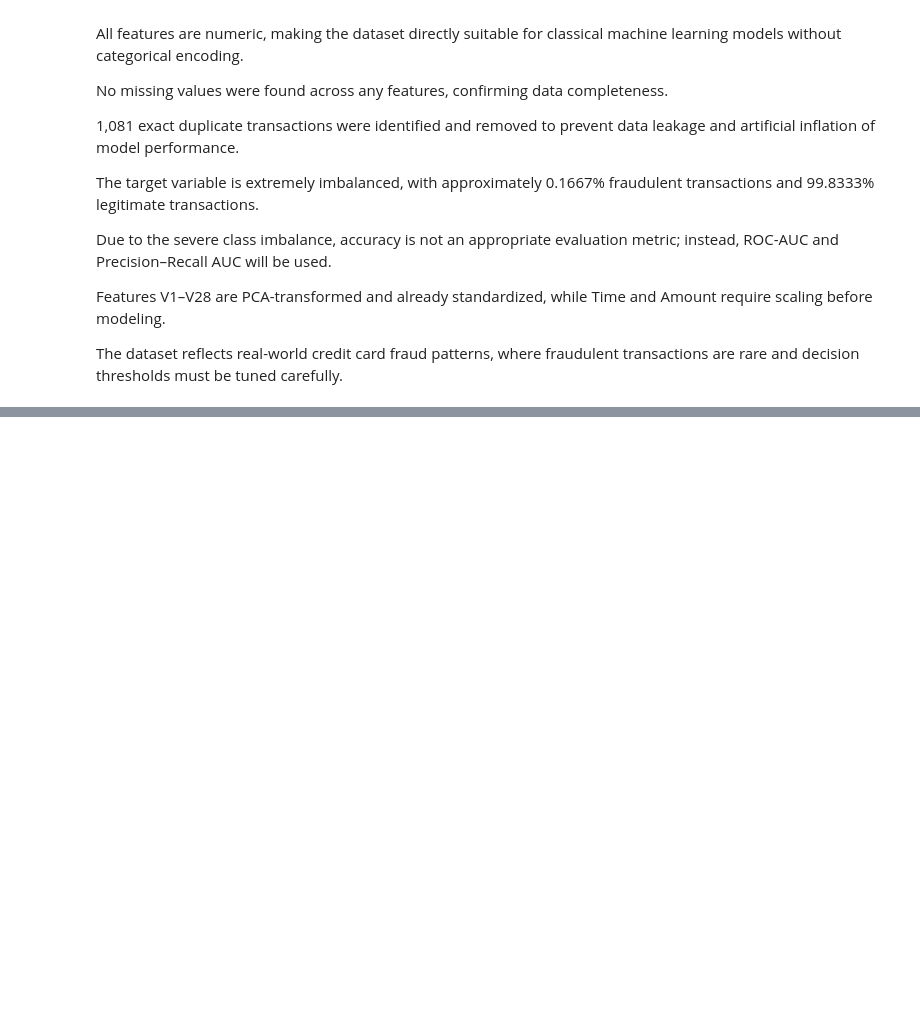
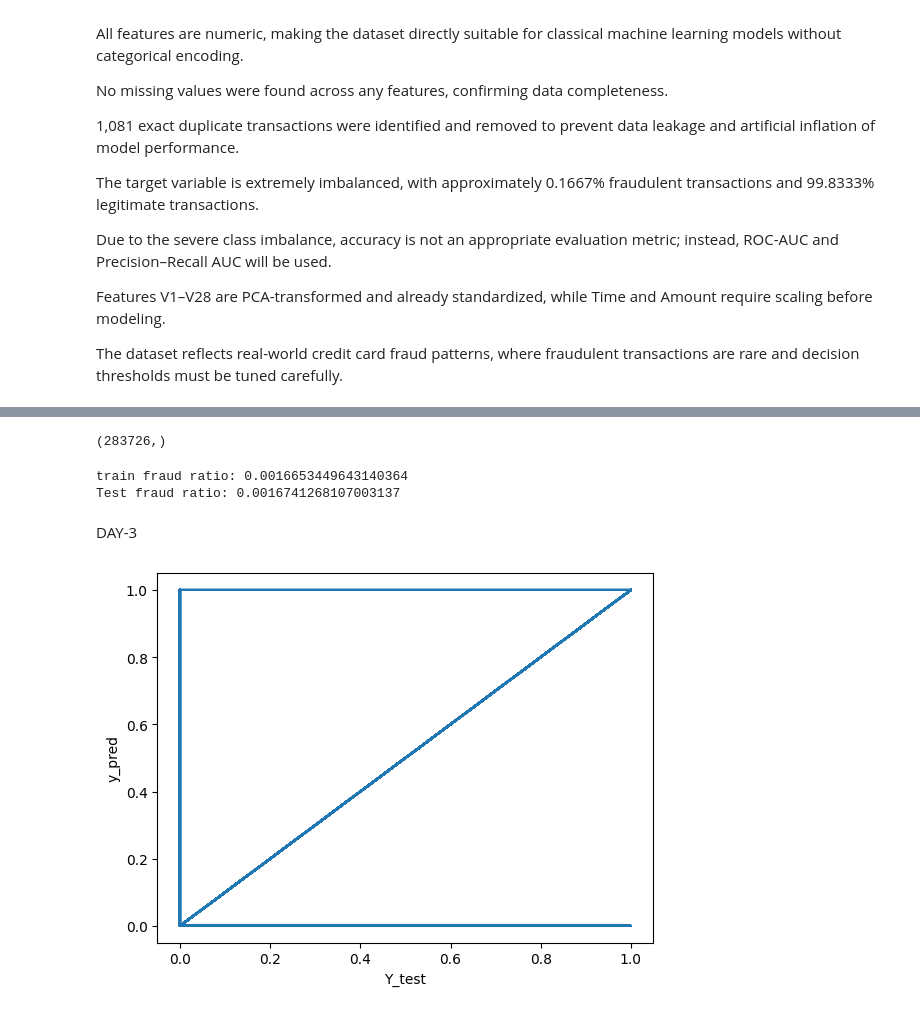
Before and after one commit to Tharunkumar0205/credit-card-fraud-detection, a Jupyter notebook: eda_credit_card_fraud.ipynb, the cells around one changed output, grey strips where cells are left out. Drawn from its saved outputs; the diff is of its cells as text; code cells hidden in the pictures; blank space fills up the shorter version.

```diff
--- a/eda_credit_card_fraud.ipynb
+++ b/eda_credit_card_fraud.ipynb
@@ -300,0 +151,7 @@ nothing added to commit but untracked files present (use "git add" to track)
+# %%
+X = df.drop("Class",axis=1)
+Y = df["Class"]
+# %%
+from sklearn.preprocessing import StandardScaler
+scaler =StandardScaler()
+X["Amount"] = scaler.fit_transform(X[["Amount"]])
@@ -300,0 +173,48 @@ nothing added to commit but untracked files present (use "git add" to track)
+# %%
+X["Amount"].shape
+# %% [output]
+(283726,)
+# %%
+from sklearn.model_selection import train_test_split
+
+X_train, X_test, Y_train, Y_test = train_test_split(
+    X, Y,
+    test_size=0.2,
+    stratify=Y,
+    random_state=42
+)
+# %%
+print("train fraud ratio:",Y_train.mean())
+print("Test fraud ratio:", Y_test.mean())
+# %% [output]
+train fraud ratio: 0.0016653449643140364
+Test fraud ratio: 0.0016741268107003137
+# %% [markdown]
+DAY-3
+# %%
+from sklearn.linear_model import LogisticRegression
+from sklearn.preprocessing import StandardScaler
+
+scaler = StandardScaler()
+
+# Fit only on training data
+X_train_scaled = scaler.fit_transform(X_train)
+X_test_scaled = scaler.transform(X_test)
+
+model = LogisticRegression(class_weight="balanced", max_iter=2000)
+
+model.fit(X_train_scaled, Y_train)
+
+y_pred = model.predict(X_test_scaled)
+y_proba = model.predict_proba(X_test_scaled)[:,1]
+# %%
+from sklearn.metrics import confusion_matrix
+import matplotlib.pyplot as plt
+
+confusion_matrix(Y_test, y_pred)
+plt.plot(Y_test, y_pred)
+plt.xlabel("Y_test")
+plt.ylabel("y_pred")
+plt.show()
+# %% [output]
+[figure, added]
```
Also changed, not shown: parts of 75 cells of this notebook, 5 other files.
